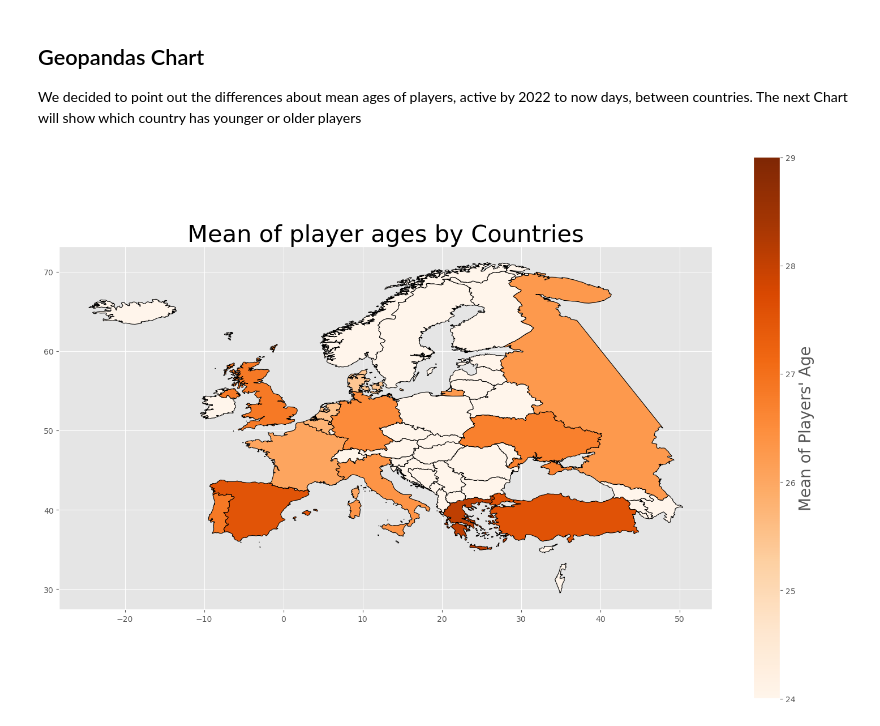
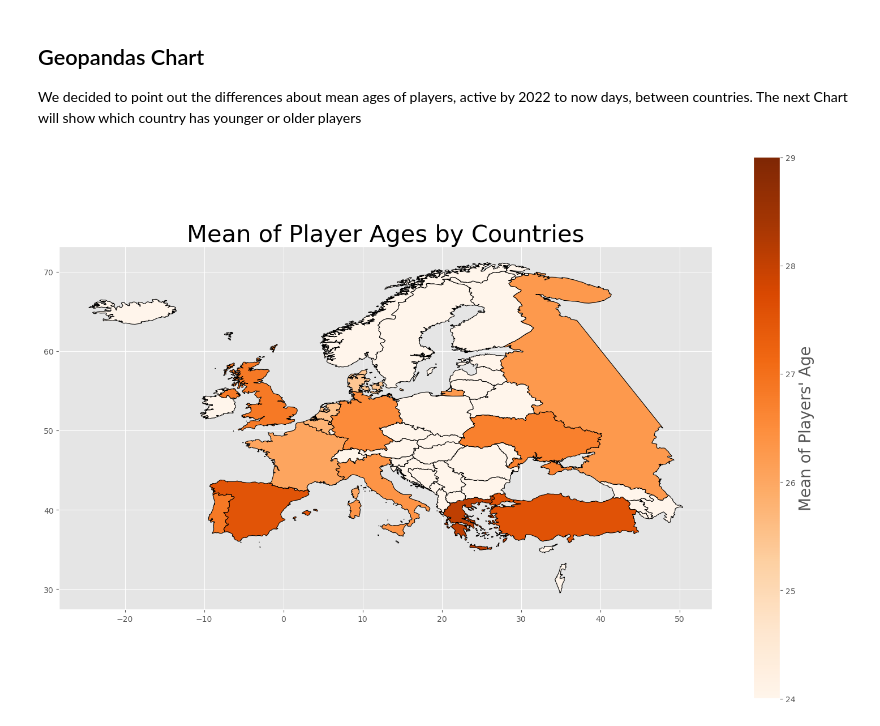
Before and after one commit to Marco-Skiavone/ium_dataset_processor, a Jupyter notebook: Assignment_Queries/age_analisys.ipynb, the cells around one changed output. Cells and saved outputs as stored; diff of their text form; code cells hidden in the pictures.

```diff
--- a/Assignment_Queries/age_analisys.ipynb
+++ b/Assignment_Queries/age_analisys.ipynb
@@ -102,11 +100,0 @@ geo_data['mean'] = geo_data['mean'].fillna(0)
-# %%
-ax = geo_data.plot(figsize=(15,10), edgecolor='black', cmap='Oranges', linewidth=0.8, column='mean', legend=True, vmin=24, vmax=29)
-ax.set_title('Mean of player ages by Countries', fontsize='30')
-
-colorbar_ax = ax.get_figure().axes[-1]
-colorbar_ax.set_ylabel('Mean of Players\' Age', fontsize='20')
-
-plt.tight_layout()
-plt.show()
-# %% [output]
-[figure, removed]
@@ -112,0 +119,11 @@ plt.show()
+# %%
+ax = geo_data.plot(figsize=(15,10), edgecolor='black', cmap='Oranges', linewidth=0.8, column='mean', legend=True, vmin=24, vmax=29)
+ax.set_title('Mean of Player Ages by Countries', fontsize='30')
+
+colorbar_ax = ax.get_figure().axes[-1]
+colorbar_ax.set_ylabel('Mean of Players\' Age', fontsize='20')
+
+plt.tight_layout()
+plt.show()
+# %% [output]
+[figure, added]
```
Also changed, not shown: parts of 10 cells of this notebook.
